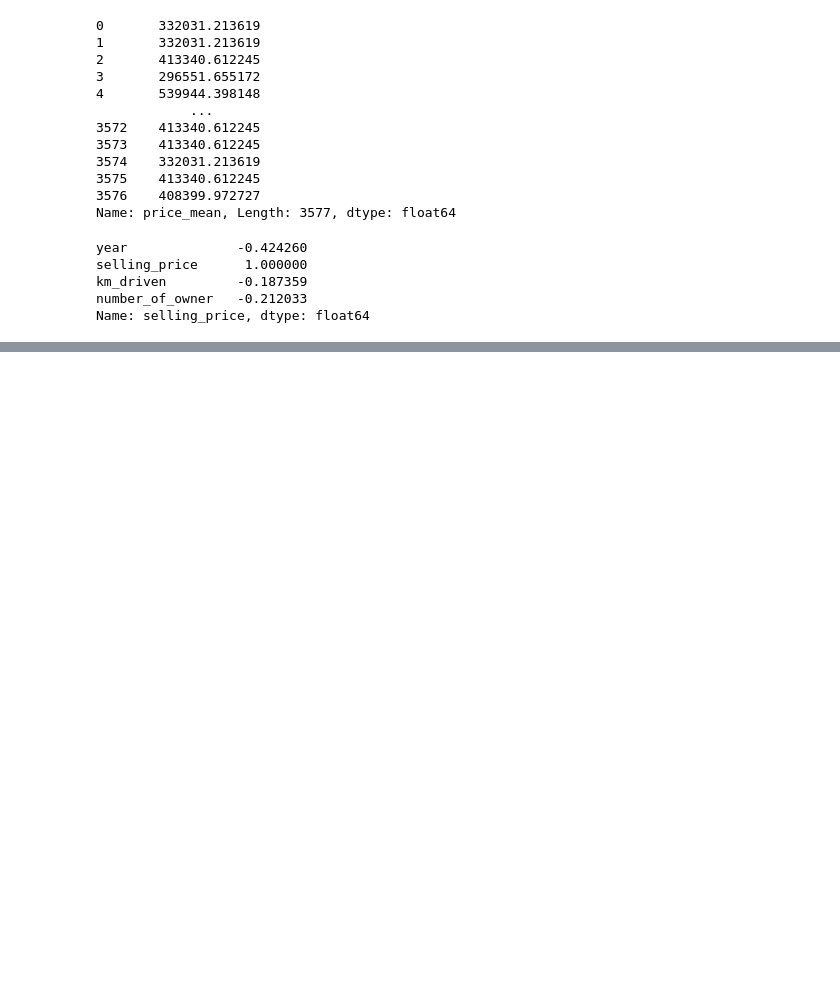
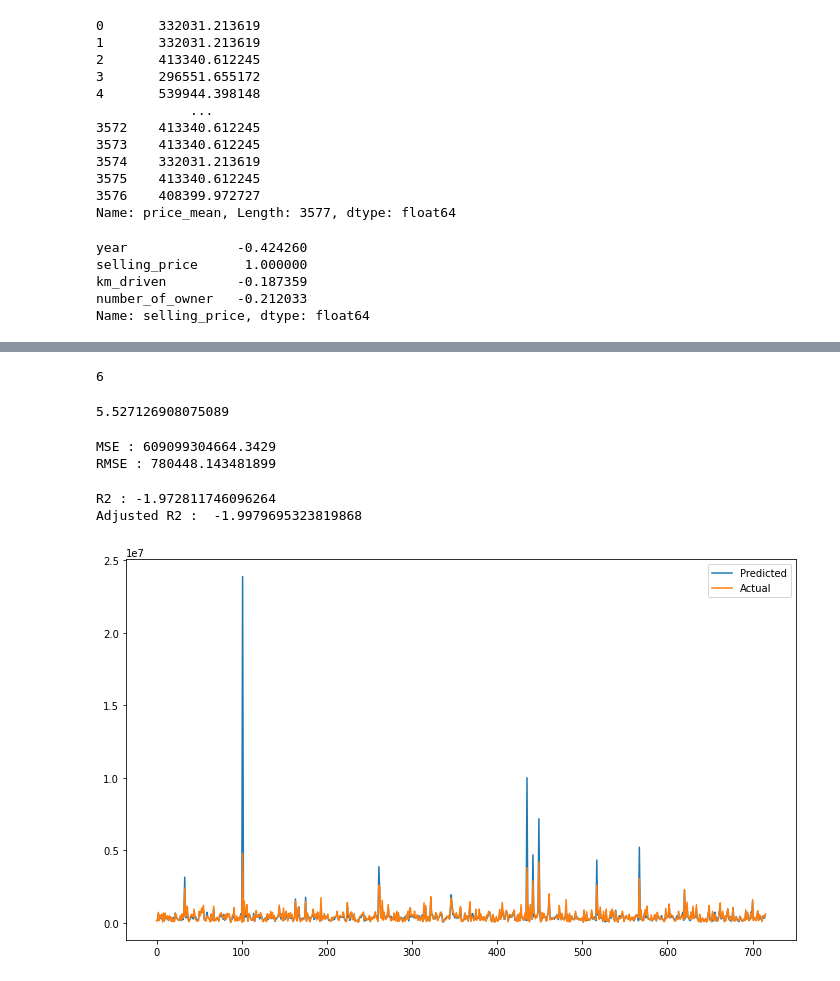
Before and after one commit to ajinkyajumde/Linear_Regression, a Jupyter notebook: Copy_of_Self_Project_Linear_Regression_(Car_Dekho).ipynb, the cells around one changed output, grey strips where cells are left out. Saved outputs shown, nothing was run; the diff lists cells and outputs as text; code cells hidden in the pictures; blank space fills up the shorter version.

```diff
--- a/Copy_of_Self_Project_Linear_Regression_(Car_Dekho).ipynb
+++ b/Copy_of_Self_Project_Linear_Regression_(Car_Dekho).ipynb
@@ -440,0 +431,7 @@ Index(['name', 'year', 'selling_price', 'km_driven', 'fuel', 'seller_type',
+# %%
+y = np.log10(dataset_pr['selling_price'])
+# %%
+from sklearn.model_selection import train_test_split
+X_train, X_test, y_train, y_test = train_test_split( X,y , test_size = 0.2, random_state = 0)
+print(X_train.shape)
+print(X_test.shape)
@@ -440,0 +441,4 @@ Index(['name', 'year', 'selling_price', 'km_driven', 'fuel', 'seller_type',
+# %%
+from sklearn.linear_model import LinearRegression
+
+reg = LinearRegression().fit(X_train, y_train)
@@ -440,0 +449,37 @@ Index(['name', 'year', 'selling_price', 'km_driven', 'fuel', 'seller_type',
+# %%
+len(reg.coef_)
+# %% [output]
+6
+# %%
+reg.intercept_
+# %% [output]
+5.527126908075089
+# %%
+y_pred = reg.predict(X_test)
+# %%
+from sklearn.metrics import mean_squared_error
+
+MSE  = mean_squared_error(10**(y_test), 10**(y_pred))
+print("MSE :" , MSE)
+
+RMSE = np.sqrt(MSE)
+print("RMSE :" ,RMSE)
+# %% [output]
+MSE : 609099304664.3429
+RMSE : 780448.143481899
+# %%
+from sklearn.metrics import r2_score
+r2 = r2_score(10**(y_test), 10**(y_pred))
+print("R2 :" ,r2)
+print("Adjusted R2 : ",1-(1-r2_score(10**(y_test), 10**(y_pred)))*((X_test.shape[0]-1)/(X_test.shape[0]-X_test.shape[1]-1)))
+# %% [output]
+R2 : -1.972811746096264
+Adjusted R2 :  -1.9979695323819868
+# %%
+plt.figure(figsize=(12,7))
+plt.plot(10**(y_pred))
+plt.plot(np.array(10**(y_test)))
+plt.legend(["Predicted","Actual"])
+plt.show()
+# %% [output]
+[figure, added]
```
Also changed, not shown: parts of 10 cells of this notebook.
